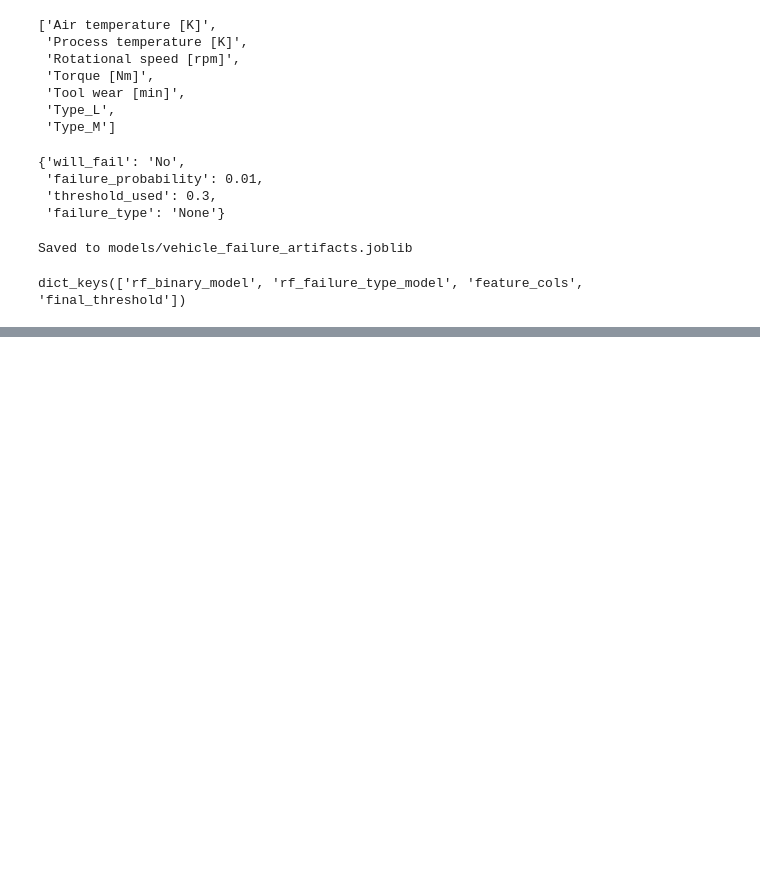
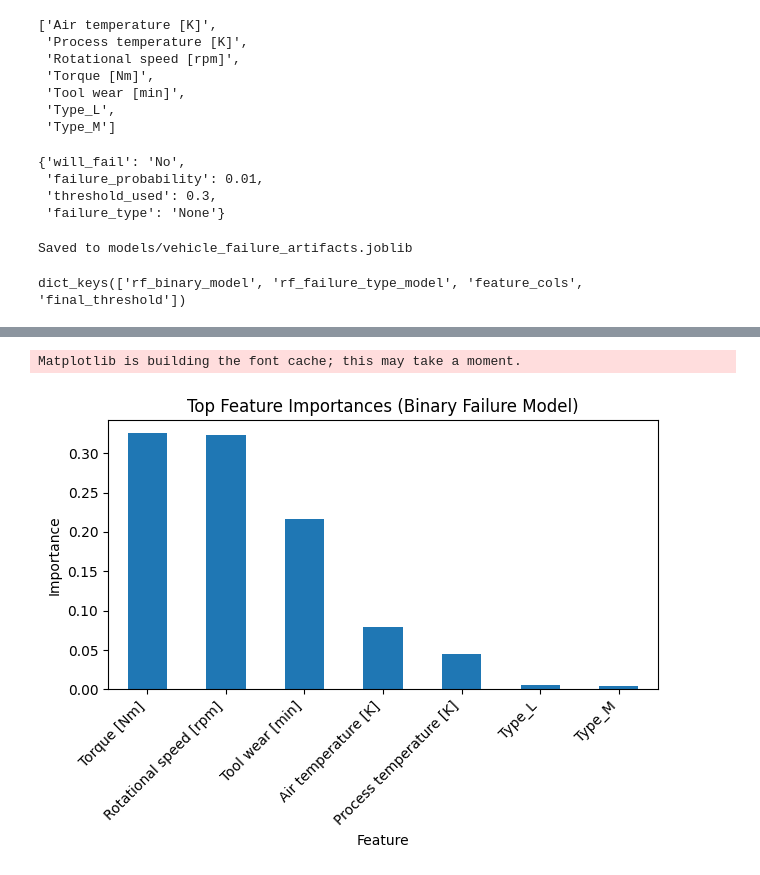
Before and after one commit to pari1233/vehicle-failure-ai, a Jupyter notebook: notebooks/01_eda.ipynb, the cells around one changed output, grey strips where cells are left out. Drawn from its saved outputs; the diff is of its cells as text; code cells hidden in the pictures; blank space fills up the shorter version.

Commit message:
Second commit: model improvements, threshold tuning, and deployment updates

```diff
--- a/notebooks/01_eda.ipynb
+++ b/notebooks/01_eda.ipynb
@@ -442,0 +642,3 @@ dict_keys(['rf_binary_model', 'rf_failure_type_model', 'feature_cols', 'final_th
+# %%
+random_search.fit(X_train, y_train)
+#Performing hyperparameter tuning with RandomizedSearchCV
@@ -442,0 +670,11 @@ dict_keys(['rf_binary_model', 'rf_failure_type_model', 'feature_cols', 'final_th
+# %%
+best_rf = random_search.best_estimator_
+
+y_pred_tuned = best_rf.predict(X_test)
+
+from sklearn.metrics import confusion_matrix, classification_report
+
+print(confusion_matrix(y_test, y_pred_tuned))
+print("\n")
+print(classification_report(y_test, y_pred_tuned))
+#Evaluating the best model from RandomizedSearchCV
@@ -442,0 +753,2 @@ dict_keys(['rf_binary_model', 'rf_failure_type_model', 'feature_cols', 'final_th
+# %%
+rf_model = best_rf
@@ -442,0 +771,5 @@ dict_keys(['rf_binary_model', 'rf_failure_type_model', 'feature_cols', 'final_th
+# %%
+import pandas as pd
+
+importances = pd.Series(rf_model.feature_importances_, index=feature_cols).sort_values(ascending=False)
+importances
@@ -442,0 +785,14 @@ dict_keys(['rf_binary_model', 'rf_failure_type_model', 'feature_cols', 'final_th
+# %%
+import matplotlib.pyplot as plt
+
+top_n = 10
+importances.head(top_n).plot(kind="bar")
+plt.title("Top Feature Importances (Binary Failure Model)")
+plt.ylabel("Importance")
+plt.xlabel("Feature")
+plt.xticks(rotation=45, ha="right")
+plt.tight_layout()
+plt.show()
+# %% [output]
+Matplotlib is building the font cache; this may take a moment.
+[figure, added]
```
Also changed, not shown: parts of 39 cells of this notebook, 2 other files.
